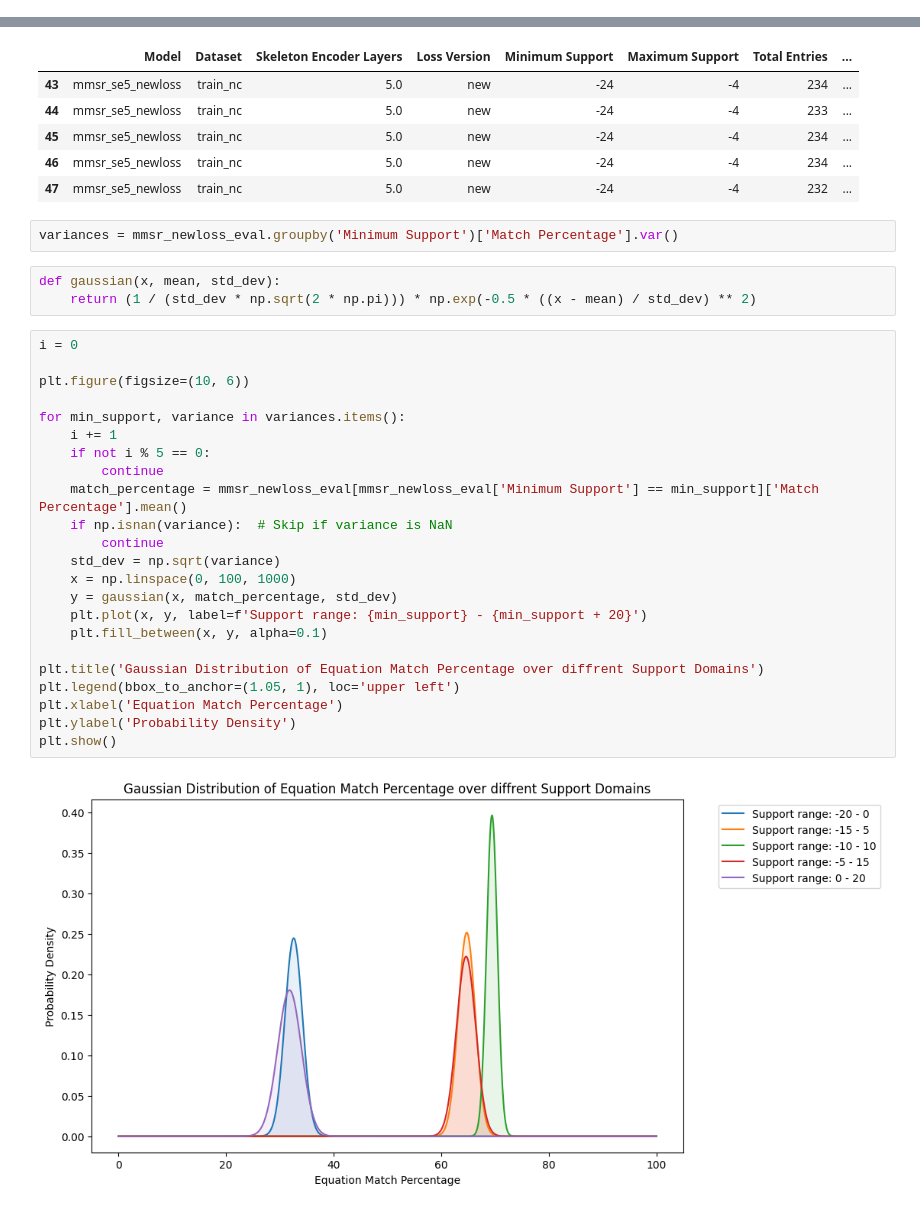
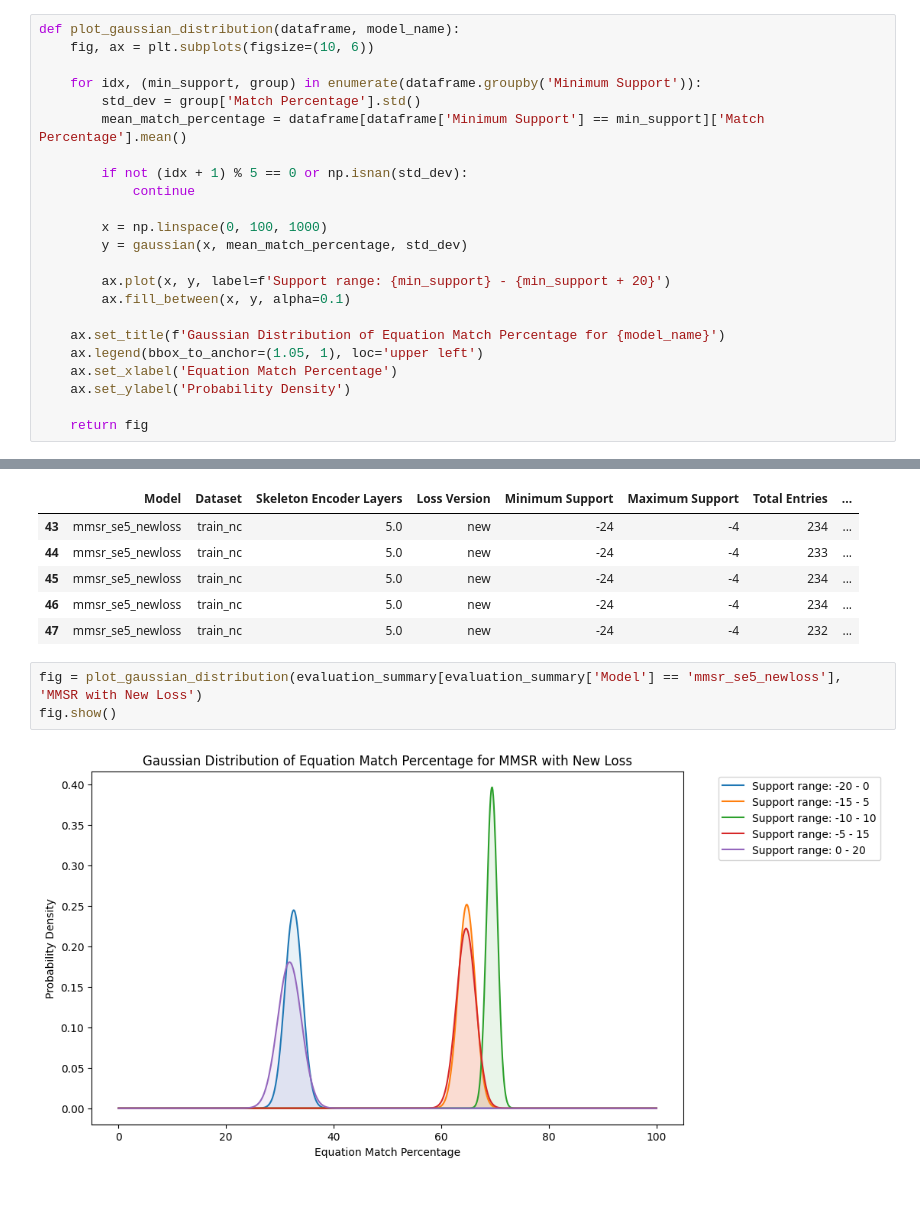
Before and after one commit to fabienmorgan/Self-Supervised_Numerical_Pre-Training_for_Symbolic_Regression, a Jupyter notebook: evalulation_graphs/variance_seed.ipynb, the cells around one changed output, grey strips where cells are left out. Drawn from its saved outputs; the diff is of its cells as text.

Commit message:
update visualisations

```diff
--- a/evalulation_graphs/variance_seed.ipynb
+++ b/evalulation_graphs/variance_seed.ipynb
@@ -5,0 +9,23 @@ import scipy.stats as stats
+# %%
+def plot_gaussian_distribution(dataframe, model_name):
+    fig, ax = plt.subplots(figsize=(10, 6))
+
+    for idx, (min_support, group) in enumerate(dataframe.groupby('Minimum Support')):
+        std_dev = group['Match Percentage'].std()
+        mean_match_percentage = dataframe[dataframe['Minimum Support'] == min_support]['Match Percentage'].mean()
+
+        if not (idx + 1) % 5 == 0 or np.isnan(std_dev):
+            continue
+
+        x = np.linspace(0, 100, 1000)
+        y = gaussian(x, mean_match_percentage, std_dev)
+
+        ax.plot(x, y, label=f'Support range: {min_support} - {min_support + 20}')
+        ax.fill_between(x, y, alpha=0.1)
+
+    ax.set_title(f'Gaussian Distribution of Equation Match Percentage for {model_name}')
+    ax.legend(bbox_to_anchor=(1.05, 1), loc='upper left')
+    ax.set_xlabel('Equation Match Percentage')
+    ax.set_ylabel('Probability Density')
+
+    return fig
@@ -27,33 +74,8 @@ mmsr_newloss_eval.head()
 | 45 | mmsr_se5_newloss | train_nc | 5.0 | new | -24 | -4 | 234 | ... |
 | 46 | mmsr_se5_newloss | train_nc | 5.0 | new | -24 | -4 | 234 | ... |
 | 47 | mmsr_se5_newloss | train_nc | 5.0 | new | -24 | -4 | 232 | ... |
-# %%
-variances = mmsr_newloss_eval.groupby('Minimum Support')['Match Percentage'].var()
-# %%
-def gaussian(x, mean, std_dev):
-    return (1 / (std_dev * np.sqrt(2 * np.pi))) * np.exp(-0.5 * ((x - mean) / std_dev) ** 2)
-# %%
-i = 0
-
-plt.figure(figsize=(10, 6))
-
-for min_support, variance in variances.items():
-    i += 1
-    if not i % 5 == 0:
-        continue
-    match_percentage = mmsr_newloss_eval[mmsr_newloss_eval['Minimum Support'] == min_support]['Match Percentage'].mean()
-    if np.isnan(variance):  # Skip if variance is NaN
-        continue
-    std_dev = np.sqrt(variance)
-    x = np.linspace(0, 100, 1000)
-    y = gaussian(x, match_percentage, std_dev)
-    plt.plot(x, y, label=f'Support range: {min_support} - {min_support + 20}')
-    plt.fill_between(x, y, alpha=0.1)
-
-plt.title('Gaussian Distribution of Equation Match Percentage over diffrent Support Domains')
-plt.legend(bbox_to_anchor=(1.05, 1), loc='upper left')
-plt.xlabel('Equation Match Percentage')
-plt.ylabel('Probability Density')
-plt.show()
-# %% [output]
-[figure, removed]
+# %%
+fig = plot_gaussian_distribution(evaluation_summary[evaluation_summary['Model'] == 'mmsr_se5_newloss'], 'MMSR with New Loss')
+fig.show()
+# %% [output]
+[figure, added]
```
Also changed, not shown: parts of 7 cells of this notebook.
